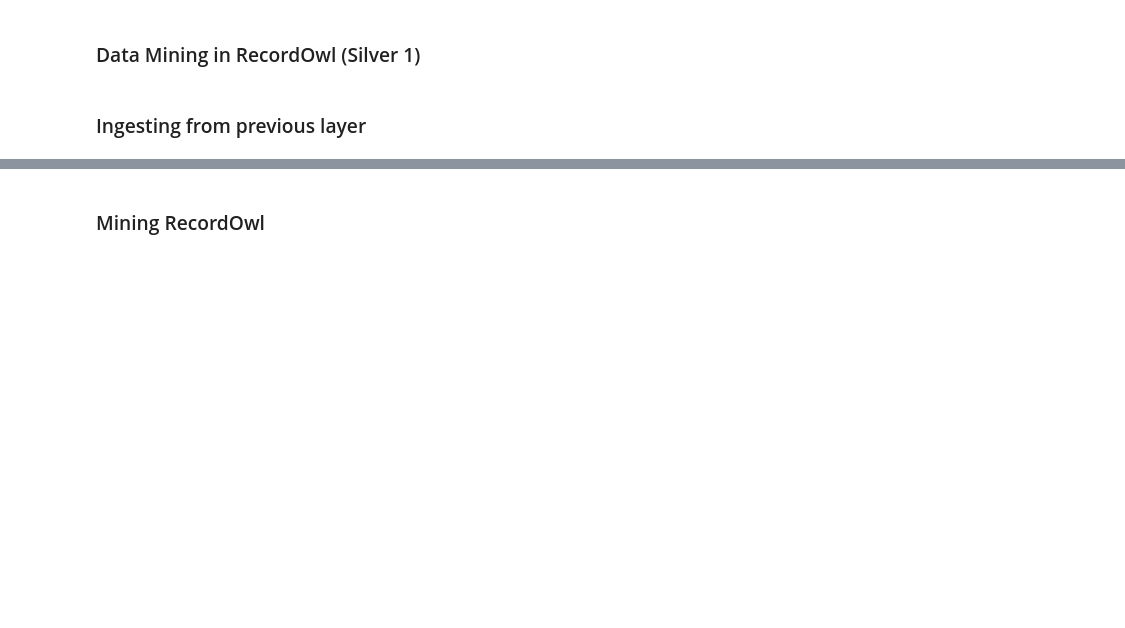
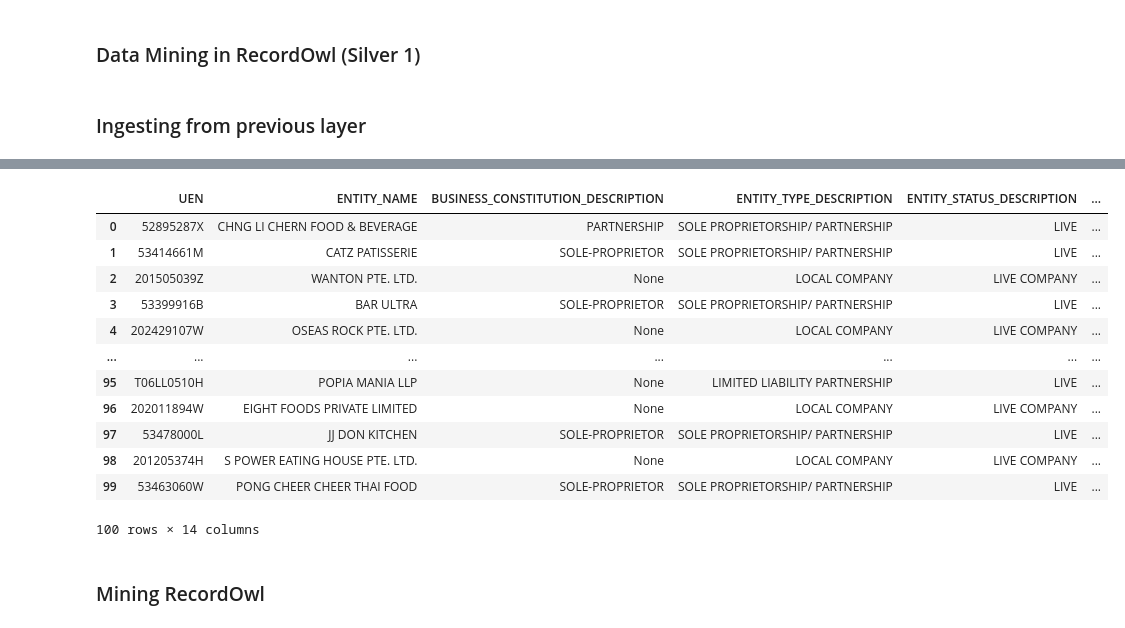
Before and after one commit to AzlieJohari57/Leads_Gen_Pipeline_V2, a Jupyter notebook: Lead_Gen_Pipeline_2.ipynb, the cells around one changed output, grey strips where cells are left out. Saved outputs shown, nothing was run; the diff lists cells and outputs as text; code cells hidden in the pictures; blank space fills up the shorter version.

```diff
--- a/Lead_Gen_Pipeline_2.ipynb
+++ b/Lead_Gen_Pipeline_2.ipynb
@@ -34,5 +44,19 @@ Loaded 500 rows from ./Staging/Bronze/bronze_data_1.parquet
-# %%
-acra_data_filtered_by_industry = acra_data_filtered_by_industry.head(50)
+# %%
+acra_data_filtered_by_industry
+# %% [output]
+|  | UEN | ENTITY_NAME | BUSINESS_CONSTITUTION_DESCRIPTION | ENTITY_TYPE_DESCRIPTION | ENTITY_STATUS_DESCRIPTION | ... |
+| 0 | 52895287X | CHNG LI CHERN FOOD & BEVERAGE | PARTNERSHIP | SOLE PROPRIETORSHIP/ PARTNERSHIP | LIVE | ... |
+| 1 | 53414661M | CATZ PATISSERIE | SOLE-PROPRIETOR | SOLE PROPRIETORSHIP/ PARTNERSHIP | LIVE | ... |
+| 2 | 201505039Z | WANTON PTE. LTD. | None | LOCAL COMPANY | LIVE COMPANY | ... |
+| 3 | 53399916B | BAR ULTRA | SOLE-PROPRIETOR | SOLE PROPRIETORSHIP/ PARTNERSHIP | LIVE | ... |
+| 4 | 202429107W | OSEAS ROCK PTE. LTD. | None | LOCAL COMPANY | LIVE COMPANY | ... |
+| ... | ... | ... | ... | ... | ... | ... |
+| 95 | T06LL0510H | POPIA MANIA LLP | None | LIMITED LIABILITY PARTNERSHIP | LIVE | ... |
+| 96 | 202011894W | EIGHT FOODS PRIVATE LIMITED | None | LOCAL COMPANY | LIVE COMPANY | ... |
+| 97 | 53478000L | JJ DON KITCHEN | SOLE-PROPRIETOR | SOLE PROPRIETORSHIP/ PARTNERSHIP | LIVE | ... |
+| 98 | 201205374H | S POWER EATING HOUSE PTE. LTD. | None | LOCAL COMPANY | LIVE COMPANY | ... |
+| 99 | 53463060W | PONG CHEER CHEER THAI FOOD | SOLE-PROPRIETOR | SOLE PROPRIETORSHIP/ PARTNERSHIP | LIVE | ... |
+100 rows × 14 columns
 # %% [markdown]
 ### Mining RecordOwl
 # %%
```
Also changed, not shown: parts of 12 cells of this notebook, 52 other files.
